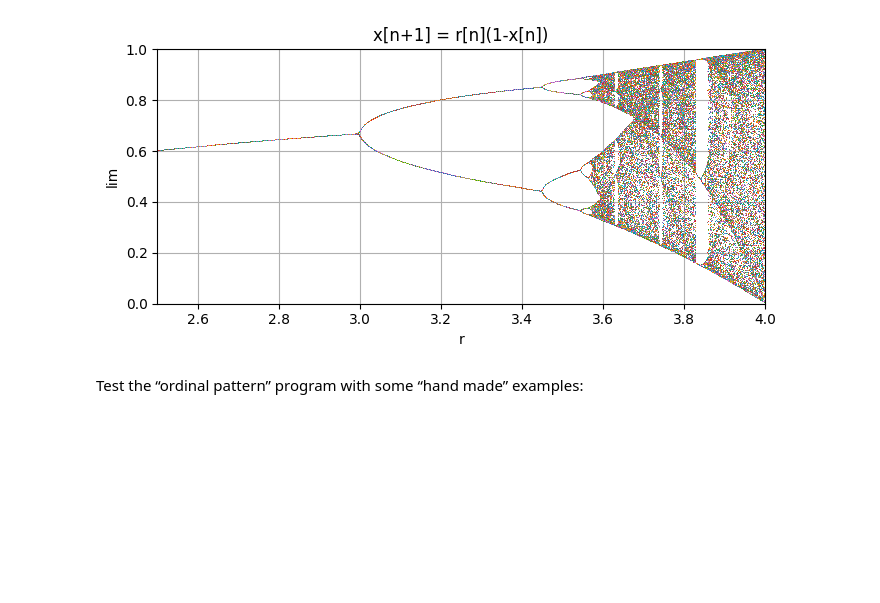
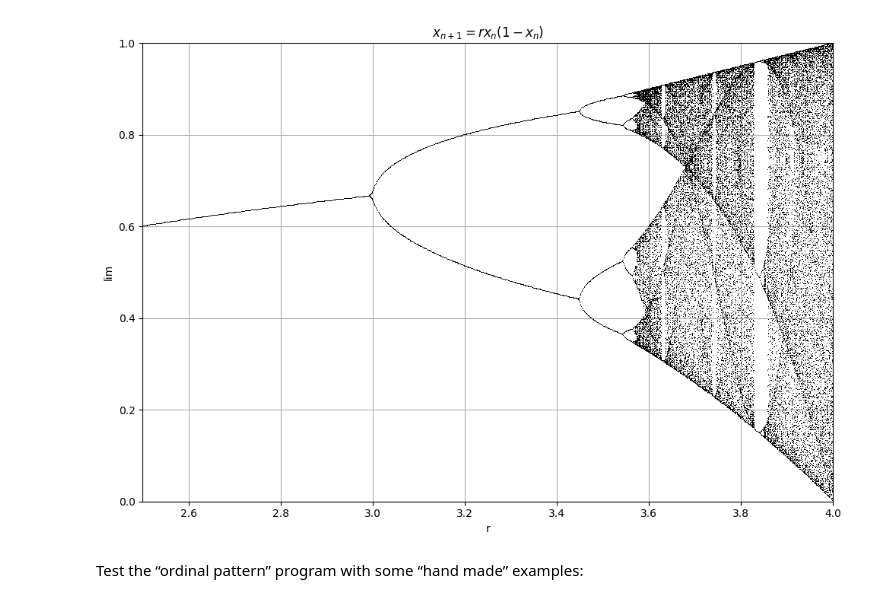
Before and after one commit to IsakEd/NLTSA, a Jupyter notebook: exercise1.ipynb, the cells around one changed output. Drawn from its saved outputs; the diff is of its cells as text; code cells hidden in the pictures; blank space fills up the shorter version.

```diff
--- a/exercise1.ipynb
+++ b/exercise1.ipynb
@@ -4,28 +6,27 @@ from functions import *
 # %%
-plt.rcParams["figure.figsize"] = [7.00, 3.50]
+plt.rcParams["figure.figsize"] = [10.00, 7]
 plt.rcParams["figure.autolayout"] = True
 
 x_precision = 1000
 xvals = [x/x_precision for x in range(2*x_precision,4*x_precision)]
 
 dots_to_draw = []
 for x in xvals:
     peaks = logistic_map_asymptotes(x, 0.1)
     [dots_to_draw.append((x, y)) for y in peaks]
 
 plt.xlim(2.5, 4)
 plt.ylim(0, 1)
 plt.grid()
 for pair in dots_to_draw:
-        #plt.plot(pair[0], pair[1], marker=",")
-        plt.plot(pair[0], pair[1], marker=",")
+        plt.plot(pair[0], pair[1], marker=",", markersize=1, markerfacecolor="black", markeredgecolor="black")
 
-plt.title("x[n+1] = r[n](1-x[n])")
+plt.title("$x_{n+1} = rx_n(1-x_n)$")
 plt.xlabel("r")
 plt.ylabel("lim")
 plt.show()
 # %% [output]
-[figure, old version]
+[figure, new version]
 # %% [markdown]
 Test the “ordinal pattern” program with some “hand made”
 examples:
```
Also changed, not shown: parts of 19 cells of this notebook, 32 other files.
